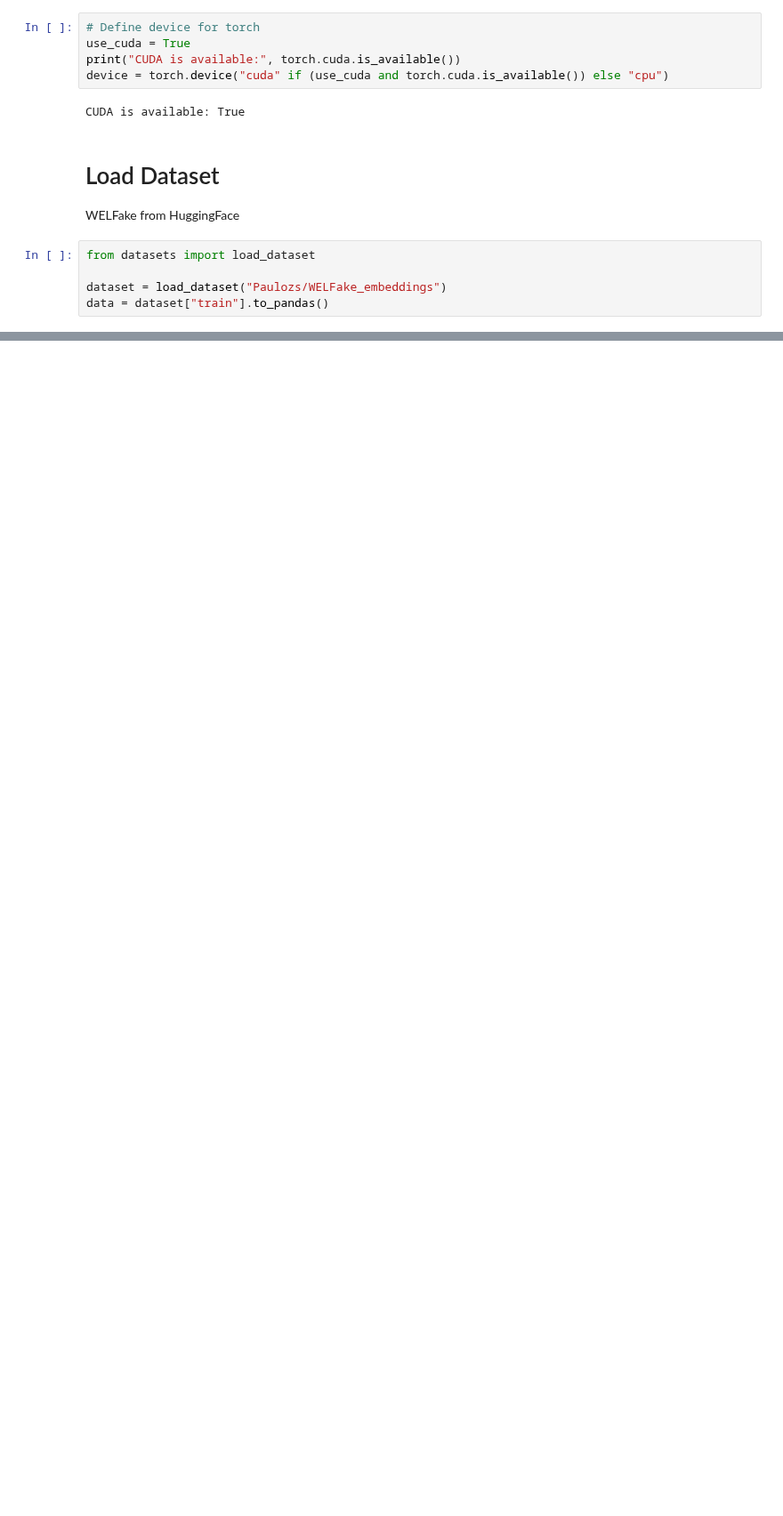
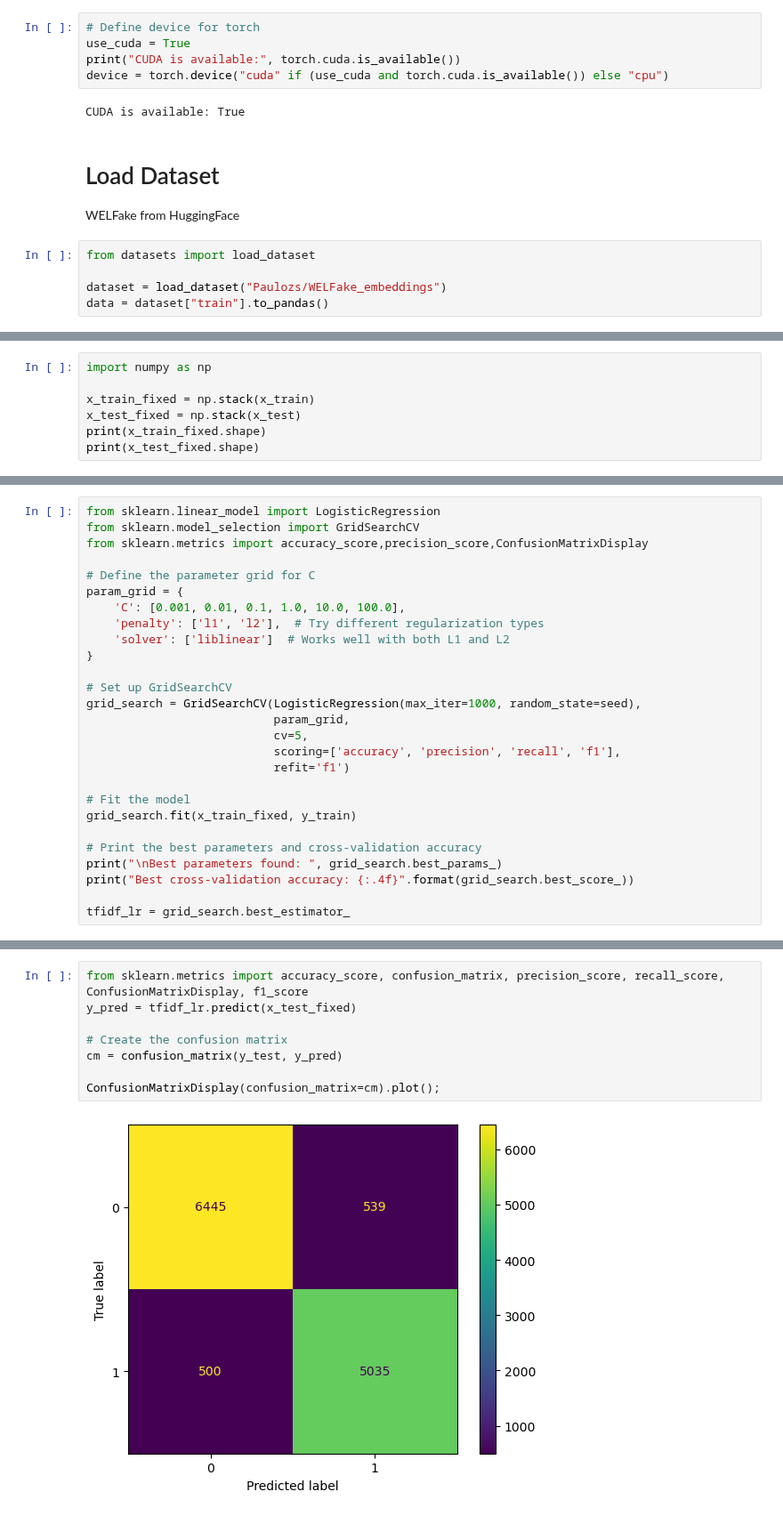
Before and after one commit to Leelexuan/WELFake_AI_Project, a Jupyter notebook: models/lr/LR_embed_iter3.ipynb, the cells around one changed output, grey strips where cells are left out. Shown at 89% size. Saved outputs shown, nothing was run; the diff lists cells and outputs as text; blank space fills up the shorter version.

Commit message:
lr iter 1-4

```diff
--- a/models/lr/LR_embed_iter3.ipynb
+++ b/models/lr/LR_embed_iter3.ipynb
@@ -151,0 +81,7 @@ NameError: name 'vstack' is not defined
+# %%
+import numpy as np
+
+x_train_fixed = np.stack(x_train)
+x_test_fixed = np.stack(x_test)
+print(x_train_fixed.shape)
+print(x_test_fixed.shape)
@@ -151,0 +96,27 @@ NameError: name 'vstack' is not defined
+# %%
+from sklearn.linear_model import LogisticRegression
+from sklearn.model_selection import GridSearchCV
+from sklearn.metrics import accuracy_score,precision_score,ConfusionMatrixDisplay
+
+# Define the parameter grid for C
+param_grid = {
+    'C': [0.001, 0.01, 0.1, 1.0, 10.0, 100.0],
+    'penalty': ['l1', 'l2'],  # Try different regularization types
+    'solver': ['liblinear']  # Works well with both L1 and L2
+}
+
+# Set up GridSearchCV
+grid_search = GridSearchCV(LogisticRegression(max_iter=1000, random_state=seed),
+                           param_grid,
+                           cv=5,
+                           scoring=['accuracy', 'precision', 'recall', 'f1'],
+                           refit='f1')
+
+# Fit the model
+grid_search.fit(x_train_fixed, y_train)
+
+# Print the best parameters and cross-validation accuracy
+print("\nBest parameters found: ", grid_search.best_params_)
+print("Best cross-validation accuracy: {:.4f}".format(grid_search.best_score_))
+
+tfidf_lr = grid_search.best_estimator_
@@ -151,0 +126,10 @@ NameError: name 'vstack' is not defined
+# %%
+from sklearn.metrics import accuracy_score, confusion_matrix, precision_score, recall_score, ConfusionMatrixDisplay, f1_score
+y_pred = tfidf_lr.predict(x_test_fixed)
+
+# Create the confusion matrix
+cm = confusion_matrix(y_test, y_pred)
+
+ConfusionMatrixDisplay(confusion_matrix=cm).plot();
+# %% [output]
+[figure, added]
```
Also changed, not shown: parts of 65 cells of this notebook, 14 other files.
